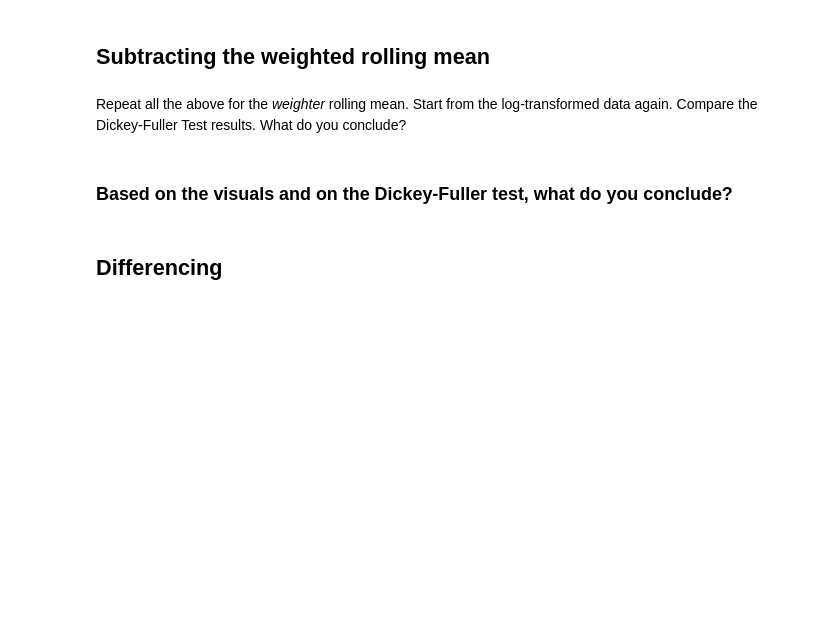
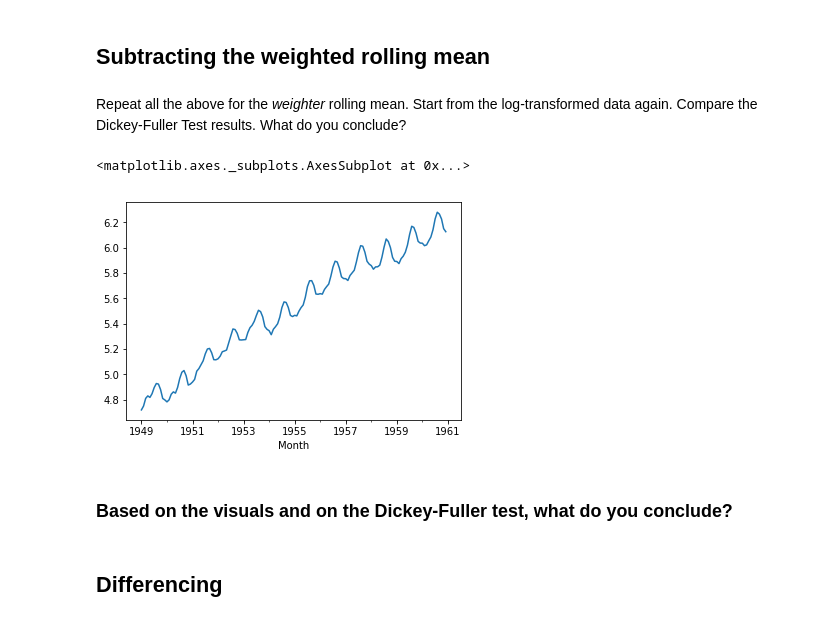
Before and after one commit to kevzha/dsc-3-25-08-removing-trends-lab-nyc-ds-career-012819, a Jupyter notebook: index.ipynb, the cells around one changed output. Drawn from its saved outputs; the diff is of its cells as text; code cells hidden in the pictures; blank space fills up the shorter version.

```diff
--- a/index.ipynb
+++ b/index.ipynb
@@ -158,7 +158,12 @@ Repeat all the above for the *weighter* rolling mean. Start from the log-transfo
 # %%
 # Use Pandas ewma() to calculate Weighted Moving Average of ts_log
 df_ewma = df_log.ewm(halflife=2).mean()
 
+
 # Plot the original data with exp weighted average
+df_ewma.plot()
+# %% [output]
+<matplotlib.axes._subplots.AxesSubplot at 0x...>
+[figure, added]
 # %%
 # Subtract the moving average from the original data and plot
```
Also changed, not shown: parts of 1 cell of this notebook.
